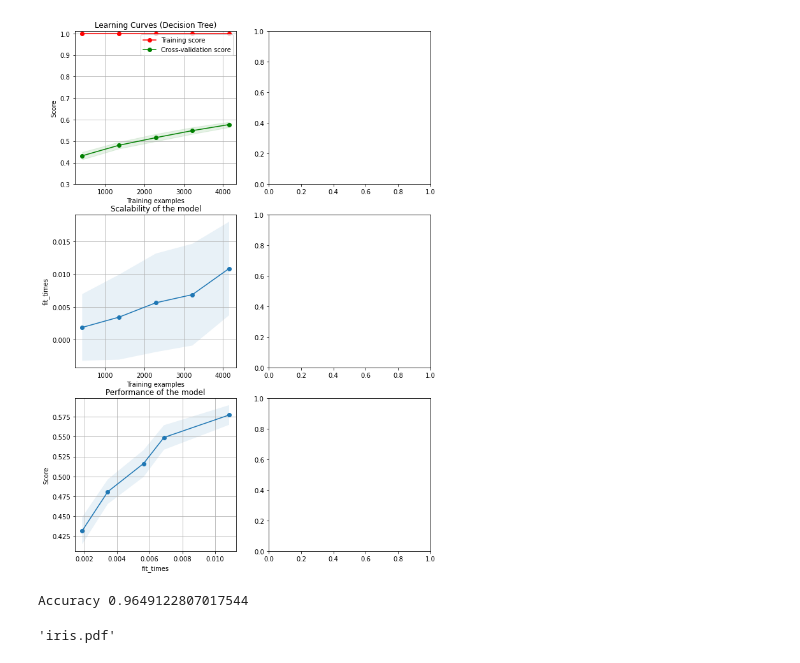
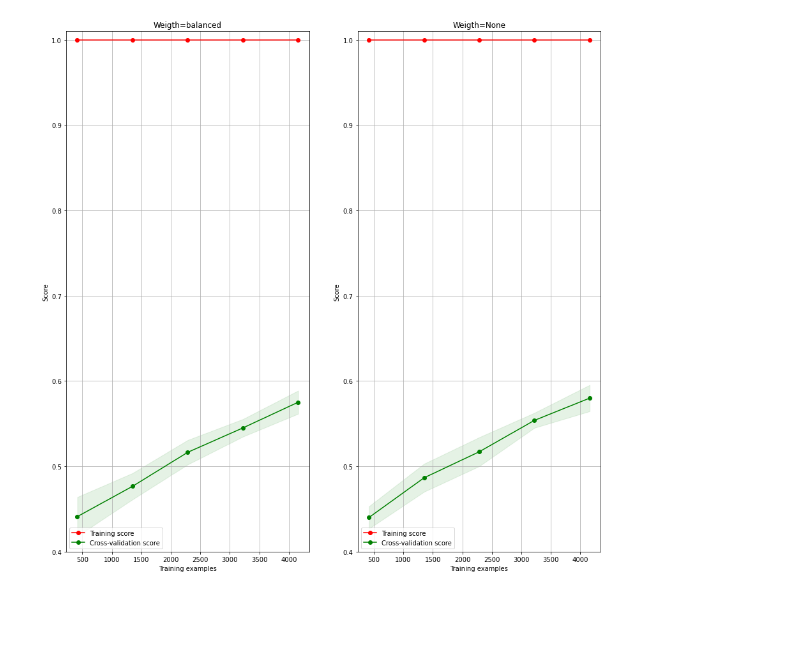
Before and after one commit to Ithanvelreq/CS7641-ML, a Jupyter notebook: Assignment1-Supervised-Learning/Assignment1.ipynb, the cells around one changed output. Saved outputs shown, nothing was run; the diff lists cells and outputs as text; code cells hidden in the pictures; blank space fills up the shorter version.

Commit message:
trees finished

```diff
--- a/Assignment1-Supervised-Learning/Assignment1.ipynb
+++ b/Assignment1-Supervised-Learning/Assignment1.ipynb
@@ -21,0 +143,4 @@ X_train, X_test, y_train, y_test = train_test_split(X, y, test_size=0.20, random
+# %%
+wine = my_load_wine("../Datasets/wine/")
+X, y = wine.data, wine.target
+X_train, X_test, y_train, y_test = train_test_split(X, y, test_size=0.20, random_state=42)
@@ -21,0 +207,10 @@ X_train, X_test, y_train, y_test = train_test_split(X, y, test_size=0.20, random
+# %%
+_, axes = plt.subplots(1, 4, figsize=(20, 5))
+depth_values = [2, 8, 16, None]
+ylim = (0.4, 1.01)
+cv = ShuffleSplit(n_splits=20, test_size=0.2, random_state=0)
+for i, depth_value in enumerate(depth_values):
+    axe_to_plot = axes[i]
+    title = f"Learning Curve Decision Tree max_depth={depth_value}"
+    estimator = tree.DecisionTreeClassifier(criterion="entropy", max_depth=depth_value)
+    plot_learning_curve(estimator, title, X_train, y_train, axes=axe_to_plot, ylim=ylim, cv=cv, n_jobs=4, scoring="accuracy")
@@ -22,19 +219,11 @@ X_train, X_test, y_train, y_test = train_test_split(X, y, test_size=0.20, random
 # %%
-fig, axes = plt.subplots(3, 2, figsize=(10, 15))
-title = "Learning Curves (Decision Tree)"
-# Cross validation with 50 iterations to get smoother mean test and train
-# score curves, each time with 20% data randomly selected as a validation set.
-cv = ShuffleSplit(n_splits=50, test_size=0.2, random_state=0)
-estimator = tree.DecisionTreeClassifier(criterion="entropy", splitter="random", ccp_alpha=0.000, max_depth=None)
-plot_learning_curve(
-    estimator,
-    title,
-    X_train,
-    y_train,
-    axes=axes[:, 0],
-    ylim=(0.3, 1.01),
-    cv=cv,
-    n_jobs=4,
-    scoring="accuracy",
-)
+_, axes = plt.subplots(1, 2, figsize=(15, 15))
+weight_values = ["balanced", None]
+ylim = (0.4, 1.01)
+cv = ShuffleSplit(n_splits=20, test_size=0.2, random_state=0)
+for i, weight_value in enumerate(depth_values):
+    axe_to_plot = axes[i]
+    title = f"Weigth={weight_value}"
+    estimator = tree.DecisionTreeClassifier(criterion="entropy", class_weight=weight_value)
+    plot_learning_curve(estimator, title, X_train, y_train, axes=axe_to_plot, ylim=ylim, cv=cv, n_jobs=4, scoring="accuracy")
 # %% [output]
@@ -42,14 +230 @@ plot_learning_curve(
-[figure, old version]
+[figure, new version]
-# %%
-estimator.fit(X_train, y_train)
-y_pred = estimator.predict(X_test)
-score = metrics.accuracy_score(y_pred, y_test)
-print("Accuracy", score)
-# %% [output]
-Accuracy 0.9649122807017544
-# %%
-dot_data = tree.export_graphviz(estimator, out_file=None)
-graph = graphviz.Source(dot_data)
-graph.render("iris")
-# %% [output]
-'iris.pdf'
```
Also changed, not shown: parts of 30 cells of this notebook, 1 other file.
